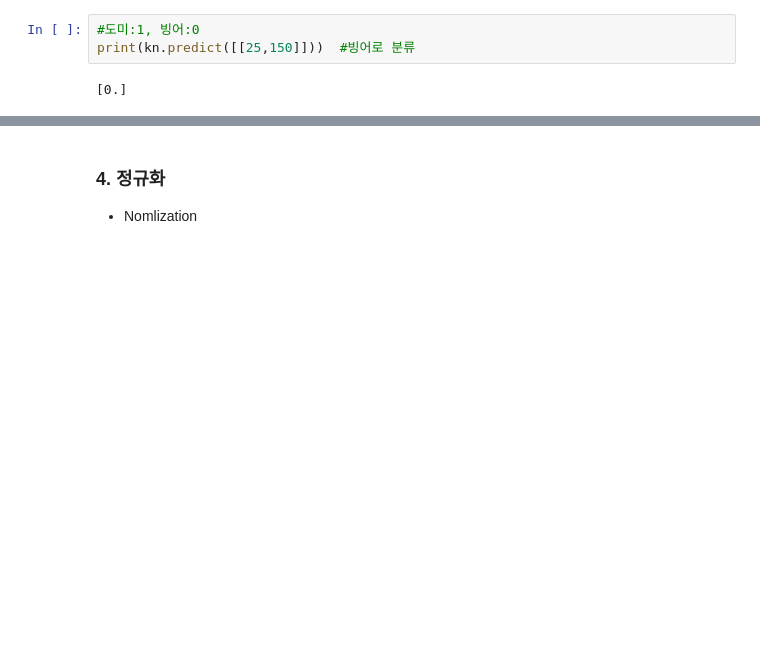
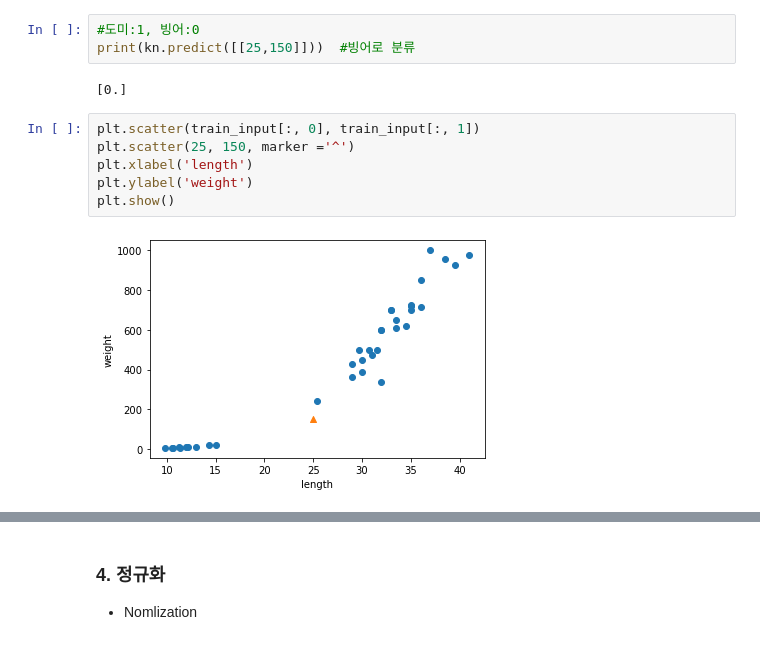
Before and after one commit to YouKyoung-Na/cnu_python_basic, a Jupyter notebook: cnu_workspace/pandas/데이터전처리-3.ipynb, the cells around one changed output, grey strips where cells are left out. Drawn from its saved outputs; the diff is of its cells as text; blank space fills up the shorter version.

```diff
--- a/cnu_workspace/pandas/데이터전처리-3.ipynb
+++ b/cnu_workspace/pandas/데이터전처리-3.ipynb
@@ -88,3 +88,11 @@ kn.score(test_input, test_target)
 print(kn.predict([[25,150]]))  #빙어로 분류
 # %% [output]
 [0.]
+# %%
+plt.scatter(train_input[:, 0], train_input[:, 1])
+plt.scatter(25, 150, marker ='^')
+plt.xlabel('length')
+plt.ylabel('weight')
+plt.show()
+# %% [output]
+[figure, added]
```
Also changed, not shown: parts of 10 cells of this notebook.
